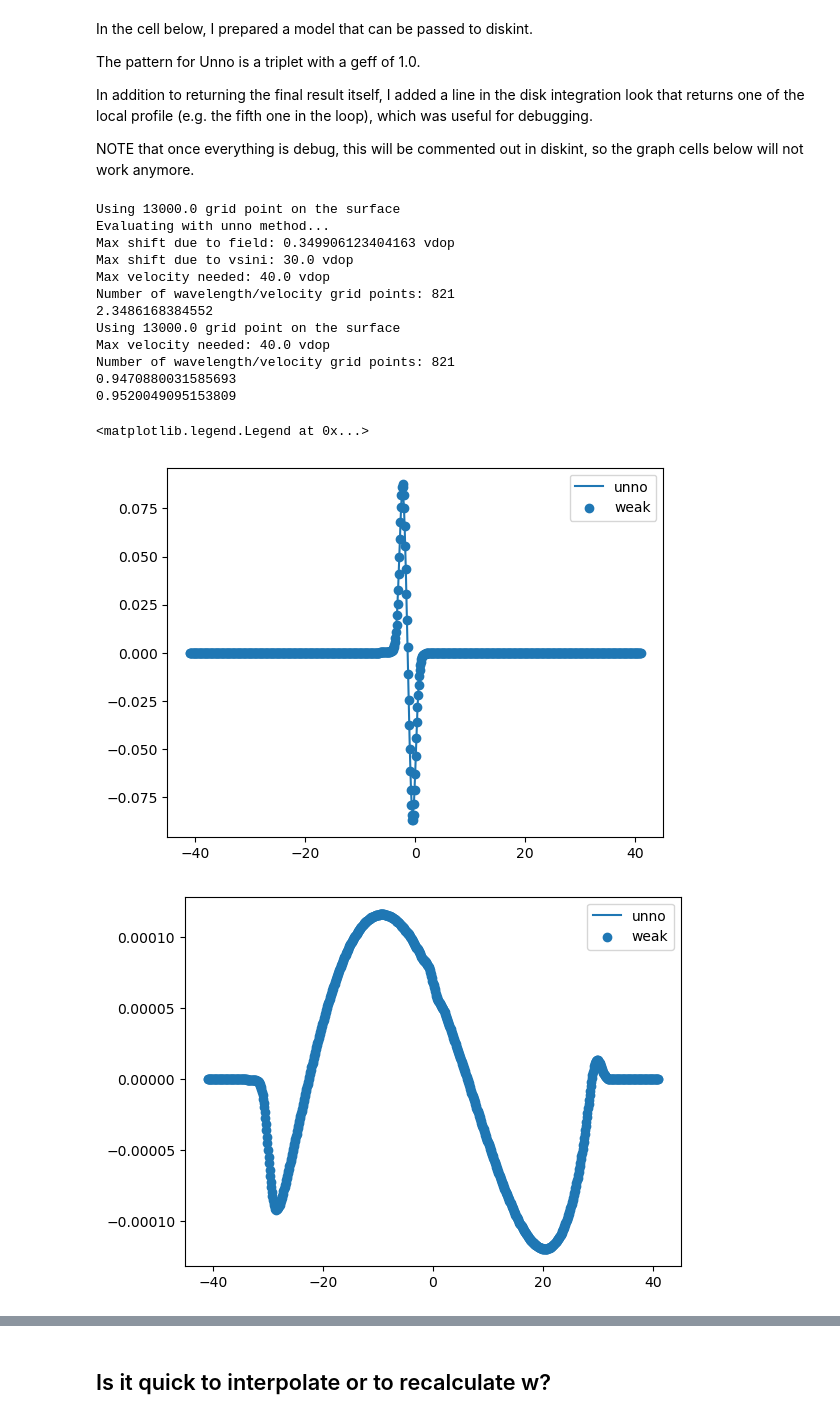
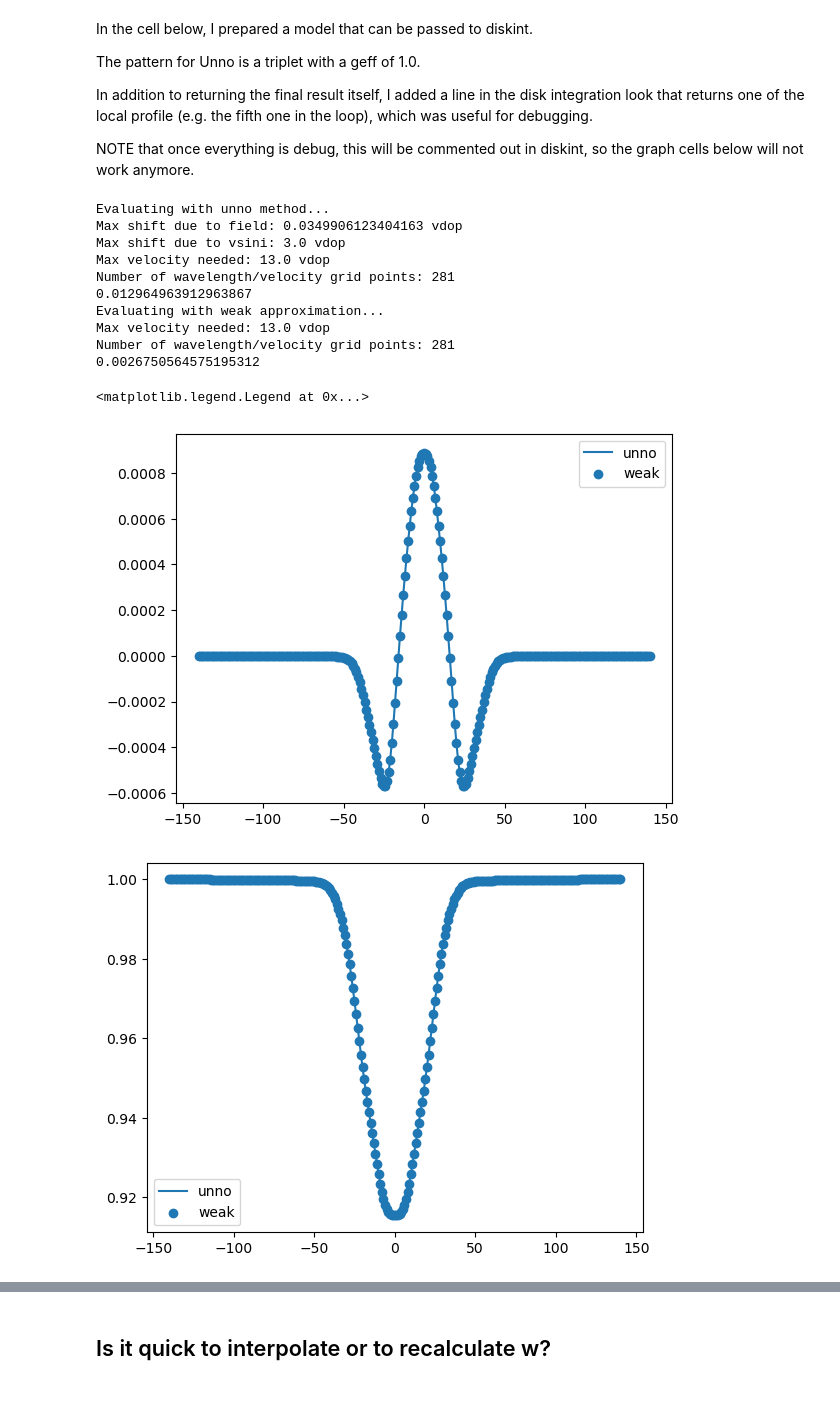
Before and after one commit to veropetit/pyRaven, a Jupyter notebook: diskint2_doc.ipynb, the cells around one changed output, grey strips where cells are left out. Drawn from its saved outputs; the diff is of its cells as text; code cells hidden in the pictures.

```diff
--- a/diskint2_doc.ipynb
+++ b/diskint2_doc.ipynb
@@ -336,16 +336,16 @@ NOTE that once everything is debug, this will be commented out in diskint, so th
 # %%
 genparam = {
     'lambda0':5000,    # the central wavelength of the transition
-    'vsini':300.0,         # the projected rotational velocity
+    'vsini':30.0,         # the projected rotational velocity
     'vdop':10.0,          # the thermal broadening
     'av':0.05,             # the damping coefficient of the Voigt profile
     'bnu':1.5,             # the slope of the source function with respect to vertical optical depth
     'logkappa':0.0,          # the line strength parameter
     'ndop':int(10),       # the number of sample point per doppler width for the wavelength array
-    'Bpole':5000,
-    'incl':30*np.pi/180, #not necessary for loop
-    'beta':30*np.pi/180, #not necessary for loop
-    'phase':90*np.pi/180 #not necessary for loop
+    'Bpole':500,
+    'incl':90, #not necessary for loop
+    'beta':90, #not necessary for loop
+    'phase':90 #not necessary for loop
   }
 
 unnoparam = {
@@ -368,48 +368,54 @@ pat = rav.pattern.zeeman_pattern(unnoparam['down'], unnoparam['up'])
 import time
 
 tic = time.time()
-model_unno, testI_unno, testV_unno = rav.diskint2.numerical(param, unno=True)
+#model_unno, testI_unno, testV_unno = rav.diskint2.numerical(param, unno=True)
+model_unno = rav.diskint2.numerical(param, unno=True)
 toc = time.time()
 print(toc - tic)
 
 tic = time.time()
-model_weak, testI_weak, testV_weak = rav.diskint2.numerical(param, unno=False)
+#model_weak, testI_weak, testV_weak = rav.diskint2.numerical(param, unno=False)
+model_weak = rav.diskint2.numerical(param, unno=False)
 toc = time.time()
 print(toc - tic)
 # %% [output]
-Using 13000.0 grid point on the surface
 Evaluating with unno method...
-Max shift due to field: 0.349906123404163 vdop
-Max shift due to vsini: 30.0 vdop
-Max velocity needed: 40.0 vdop
-Number of wavelength/velocity grid points: 821
-2.3486168384552
-Using 13000.0 grid point on the surface
-Max velocity needed: 40.0 vdop
-Number of wavelength/velocity grid points: 821
-0.9470880031585693
-0.9520049095153809
+Max shift due to field: 0.0349906123404163 vdop
+Max shift due to vsini: 3.0 vdop
+Max velocity needed: 13.0 vdop
+Number of wavelength/velocity grid points: 281
+0.012964963912963867
+Evaluating with weak approximation...
+Max velocity needed: 13.0 vdop
+Number of wavelength/velocity grid points: 281
+0.0026750564575195312
 # %%
-fig, ax = plt.subplots(1,1)
+#fig, ax = plt.subplots(1,1)
 
-ax.plot(model_unno['uo'], testV_unno, label='unno')
-ax.scatter(model_weak['uo'], testV_weak, label='weak')
-ax.legend(loc=0)
+#ax.plot(model_unno['uo'], testV_unno, label='unno')
+#ax.scatter(model_weak['uo'], testV_weak, label='weak')
+#ax.legend(loc=0)
+
+#fig, ax = plt.subplots(1,1)
+
+#ax.plot(model_unno['uo'], testI_unno, label='unno')
+#ax.scatter(model_weak['uo'], testI_weak, label='weak')
+#ax.legend(loc=0)
 
 fig, ax = plt.subplots(1,1)
 
-ax.plot(model_unno['uo'], model_unno['V'], label='unno')
-ax.scatter(model_weak['uo'], model_weak['V'], label='weak')
+ax.plot(model_unno['vel'], model_unno['V'], label='unno')
+ax.scatter(model_weak['vel'], model_weak['V'], label='weak')
 
 ax.legend(loc=0)
 
 fig, ax = plt.subplots(1,1)
 
-ax.plot(model_unno['uo'], model_unno['flux'], label='unno')
-ax.scatter(model_weak['uo'], model_weak['flux'], label='weak')
+ax.plot(model_unno['vel'], model_unno['flux'], label='unno')
+ax.scatter(model_weak['vel'], model_weak['flux'], label='weak')
 
 ax.legend(loc=0)
 # %% [output]
 <matplotlib.legend.Legend at 0x...>
-[figure, old version]
+[figure, new version]
-[figure, old version]
+[figure, new version]
```
Also changed, not shown: parts of 2 cells of this notebook, 3 other files.
